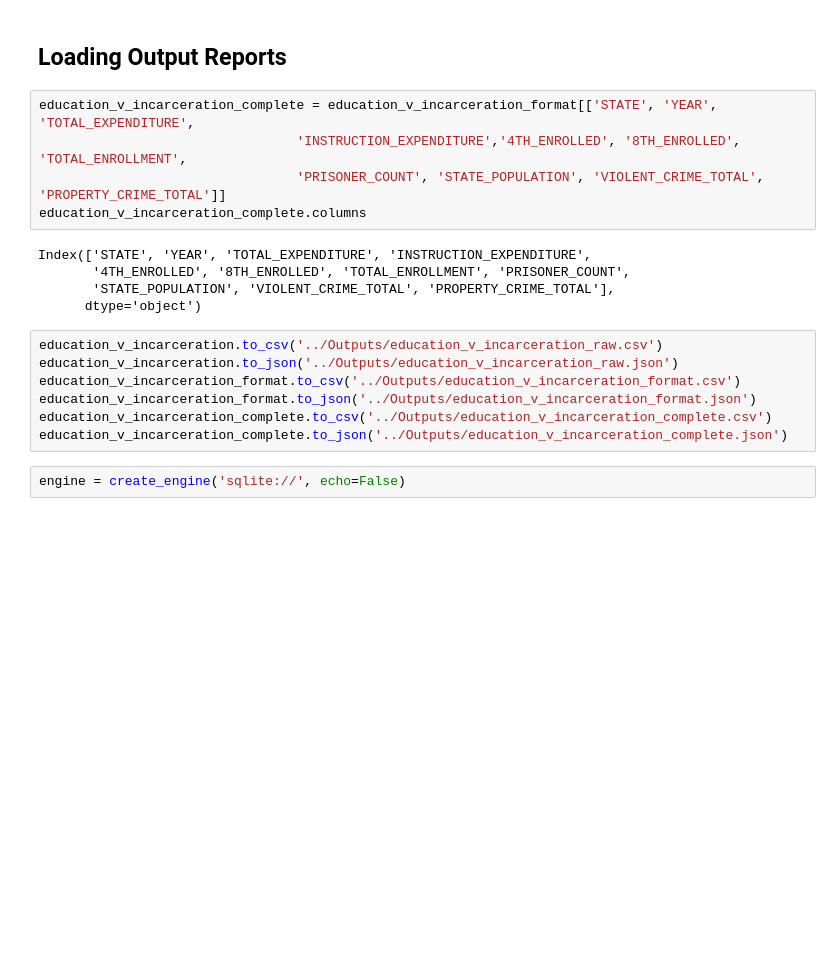
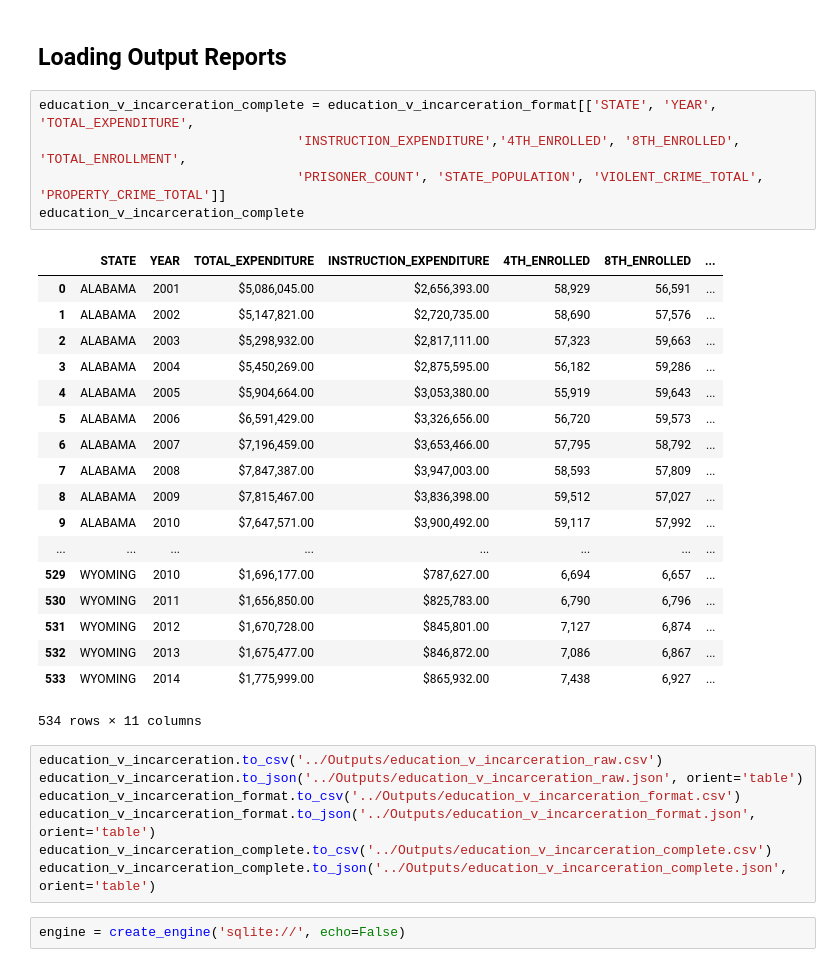
Before and after one commit to katelynburke/educationvsincarceration, a Jupyter notebook: Analytics/Analytics_Incarceration_Education.ipynb, the cells around one changed output. Drawn from its saved outputs; the diff is of its cells as text; blank space fills up the shorter version.

Commit message:
Corrected JSON table format

```diff
--- a/Analytics/Analytics_Incarceration_Education.ipynb
+++ b/Analytics/Analytics_Incarceration_Education.ipynb
@@ -763,20 +763,34 @@ dtype: object
 # %%
 education_v_incarceration_complete = education_v_incarceration_format[['STATE', 'YEAR', 'TOTAL_EXPENDITURE',
                                  'INSTRUCTION_EXPENDITURE','4TH_ENROLLED', '8TH_ENROLLED', 'TOTAL_ENROLLMENT',
                                  'PRISONER_COUNT', 'STATE_POPULATION', 'VIOLENT_CRIME_TOTAL', 'PROPERTY_CRIME_TOTAL']]
-education_v_incarceration_complete.columns
+education_v_incarceration_complete
 # %% [output]
+|  | STATE | YEAR | TOTAL_EXPENDITURE | INSTRUCTION_EXPENDITURE | 4TH_ENROLLED | 8TH_ENROLLED | ... |
+| 0 | ALABAMA | 2001 | $5,086,045.00 | $2,656,393.00 | 58,929 | 56,591 | ... |
+| 1 | ALABAMA | 2002 | $5,147,821.00 | $2,720,735.00 | 58,690 | 57,576 | ... |
+| 2 | ALABAMA | 2003 | $5,298,932.00 | $2,817,111.00 | 57,323 | 59,663 | ... |
+| 3 | ALABAMA | 2004 | $5,450,269.00 | $2,875,595.00 | 56,182 | 59,286 | ... |
+| 4 | ALABAMA | 2005 | $5,904,664.00 | $3,053,380.00 | 55,919 | 59,643 | ... |
+| 5 | ALABAMA | 2006 | $6,591,429.00 | $3,326,656.00 | 56,720 | 59,573 | ... |
+| 6 | ALABAMA | 2007 | $7,196,459.00 | $3,653,466.00 | 57,795 | 58,792 | ... |
+| 7 | ALABAMA | 2008 | $7,847,387.00 | $3,947,003.00 | 58,593 | 57,809 | ... |
+| 8 | ALABAMA | 2009 | $7,815,467.00 | $3,836,398.00 | 59,512 | 57,027 | ... |
+| 9 | ALABAMA | 2010 | $7,647,571.00 | $3,900,492.00 | 59,117 | 57,992 | ... |
+| ... | ... | ... | ... | ... | ... | ... | ... |
+| 529 | WYOMING | 2010 | $1,696,177.00 | $787,627.00 | 6,694 | 6,657 | ... |
+| 530 | WYOMING | 2011 | $1,656,850.00 | $825,783.00 | 6,790 | 6,796 | ... |
+| 531 | WYOMING | 2012 | $1,670,728.00 | $845,801.00 | 7,127 | 6,874 | ... |
+| 532 | WYOMING | 2013 | $1,675,477.00 | $846,872.00 | 7,086 | 6,867 | ... |
+| 533 | WYOMING | 2014 | $1,775,999.00 | $865,932.00 | 7,438 | 6,927 | ... |
-Index(['STATE', 'YEAR', 'TOTAL_EXPENDITURE', 'INSTRUCTION_EXPENDITURE',
-       '4TH_ENROLLED', '8TH_ENROLLED', 'TOTAL_ENROLLMENT', 'PRISONER_COUNT',
-       'STATE_POPULATION', 'VIOLENT_CRIME_TOTAL', 'PROPERTY_CRIME_TOTAL'],
-      dtype='object')
+534 rows × 11 columns
 # %%
 education_v_incarceration.to_csv('../Outputs/education_v_incarceration_raw.csv')
-education_v_incarceration.to_json('../Outputs/education_v_incarceration_raw.json')
+education_v_incarceration.to_json('../Outputs/education_v_incarceration_raw.json', orient='table')
 education_v_incarceration_format.to_csv('../Outputs/education_v_incarceration_format.csv')
-education_v_incarceration_format.to_json('../Outputs/education_v_incarceration_format.json')
+education_v_incarceration_format.to_json('../Outputs/education_v_incarceration_format.json', orient='table')
 education_v_incarceration_complete.to_csv('../Outputs/education_v_incarceration_complete.csv')
-education_v_incarceration_complete.to_json('../Outputs/education_v_incarceration_complete.json')
+education_v_incarceration_complete.to_json('../Outputs/education_v_incarceration_complete.json', orient='table')
 # %%
 engine = create_engine('sqlite://', echo=False)
 # %%
```
Also changed, not shown: 4 other files.
